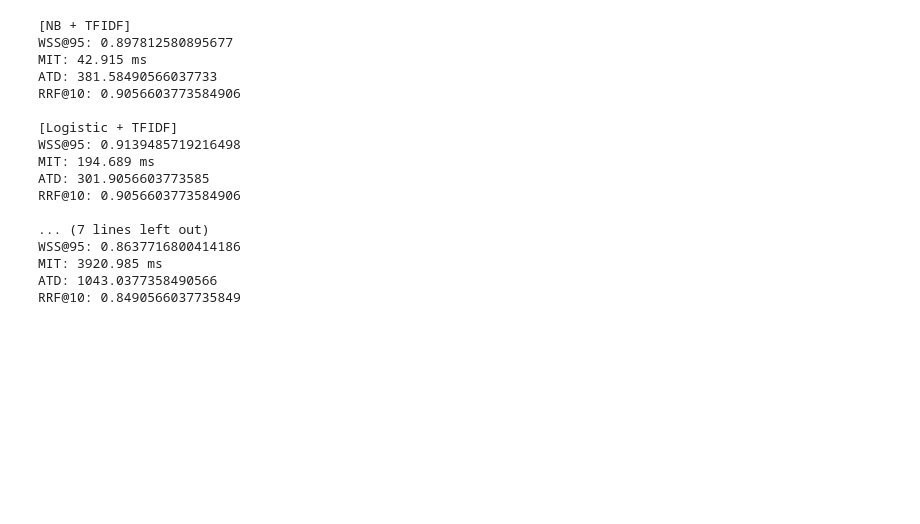
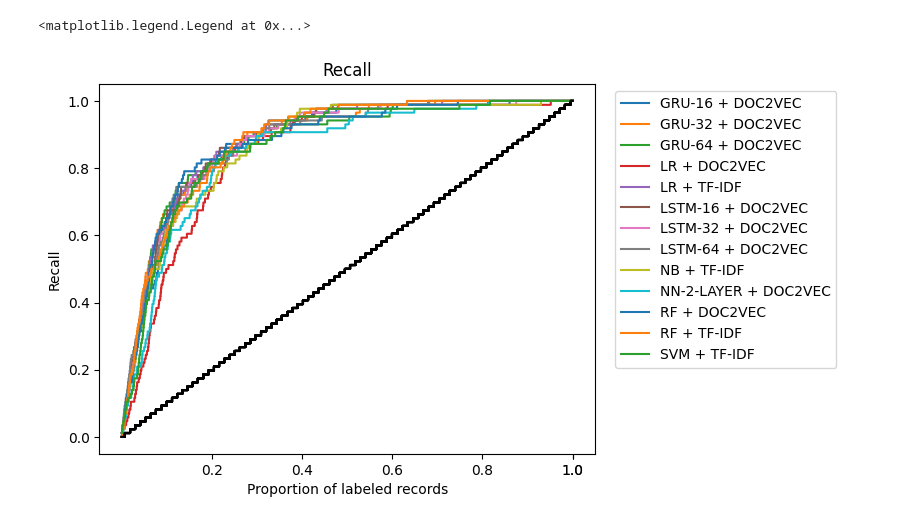
Before and after one commit to JahnsMichael/IR-ASReview, a Jupyter notebook: analysis.ipynb, the cells around one changed output. Drawn from its saved outputs; the diff is of its cells as text; code cells hidden in the pictures; blank space fills up the shorter version.

```diff
--- a/analysis.ipynb
+++ b/analysis.ipynb
@@ -85,47 +1,24 @@ ax.legend()
-# %%
-import pandas as pd
-from asreviewcontrib.insights.metrics import wss, erf, average_time_to_discovery
-from asreview import open_state
-
-def print_all_metrics(s):
-  df = s.get_dataset()
-  mit = pd.to_datetime(df.labeling_time.sort_values(ascending=True).unique()).to_series().diff().median().total_seconds() * 1000
-  print(f'WSS@95: {wss(s, 0.95)}')
-  print(f'MIT: {mit} ms')
-  print(f'ATD: {average_time_to_discovery(s)}')
-  print(f'RRF@10: {erf(s, 0.1)}')
-  print()
-
-with open_state("states/B_NB_T.asreview") as s:
-  print("[NB + TFIDF]")
-  print_all_metrics(s)
-
-with open_state("states/B_L_T.asreview") as s:
-  print("[Logistic + TFIDF]")
-  print_all_metrics(s)
-
-with open_state("states/B_L_D.asreview") as s:
-  print("[Logistic + Doc2Vec]")
-  print_all_metrics(s)
-
-with open_state("states/B_RF_T.asreview") as s:
-  print("[RF + TFIDF]")
-  print_all_metrics(s)
-# %% [output]
-[NB + TFIDF]
-WSS@95: 0.897812580895677
-MIT: 42.915 ms
-ATD: 381.58490566037733
-RRF@10: 0.9056603773584906
-
-[Logistic + TFIDF]
-WSS@95: 0.9139485719216498
-MIT: 194.689 ms
-ATD: 301.9056603773585
-RRF@10: 0.9056603773584906
-
-... (7 lines left out)
-WSS@95: 0.8637716800414186
-MIT: 3920.985 ms
-ATD: 1043.0377358490566
-RRF@10: 0.8490566037735849
+# %%
+import matplotlib.pyplot as plt
+
+from asreview import open_state
+from asreviewcontrib.insights.plot import plot_recall
+
+import glob
+
+files = glob.glob("./simulation_output/*.asreview")
+files.sort()
+
+fig, ax = plt.subplots()
+
+for state_file in files:
+  with open_state(state_file) as s:
+    plot_recall(ax, s)
+
+for i in range(len(files)):
+  ax.lines[i*2].set_label(files[i].split("/")[-1].replace(".asreview", "").replace("_", " + ").upper())
+
+ax.legend(loc='best', bbox_to_anchor=(1, 0.5, 0.5, 0.5))
+# %% [output]
+<matplotlib.legend.Legend at 0x...>
+[figure, added]
```
Also changed, not shown: parts of 8 cells of this notebook, 1 other file.
